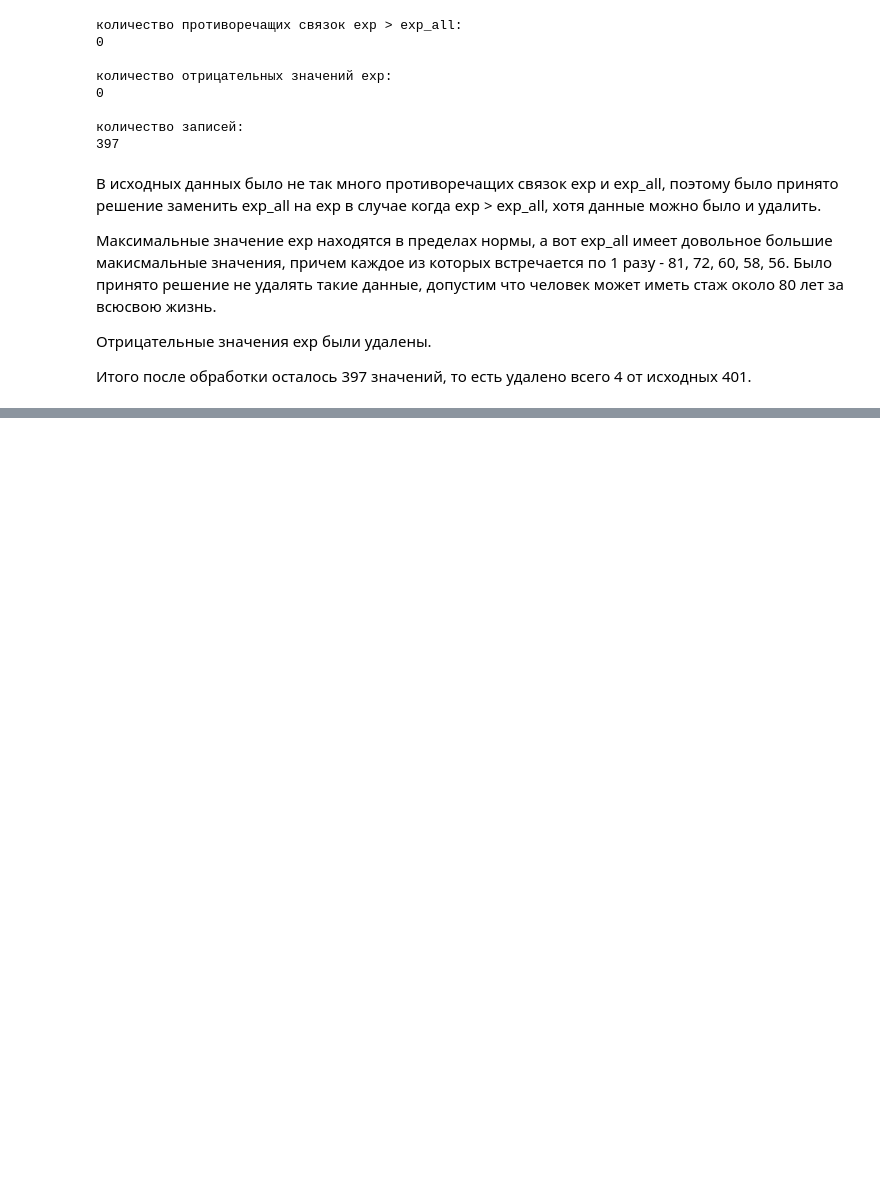
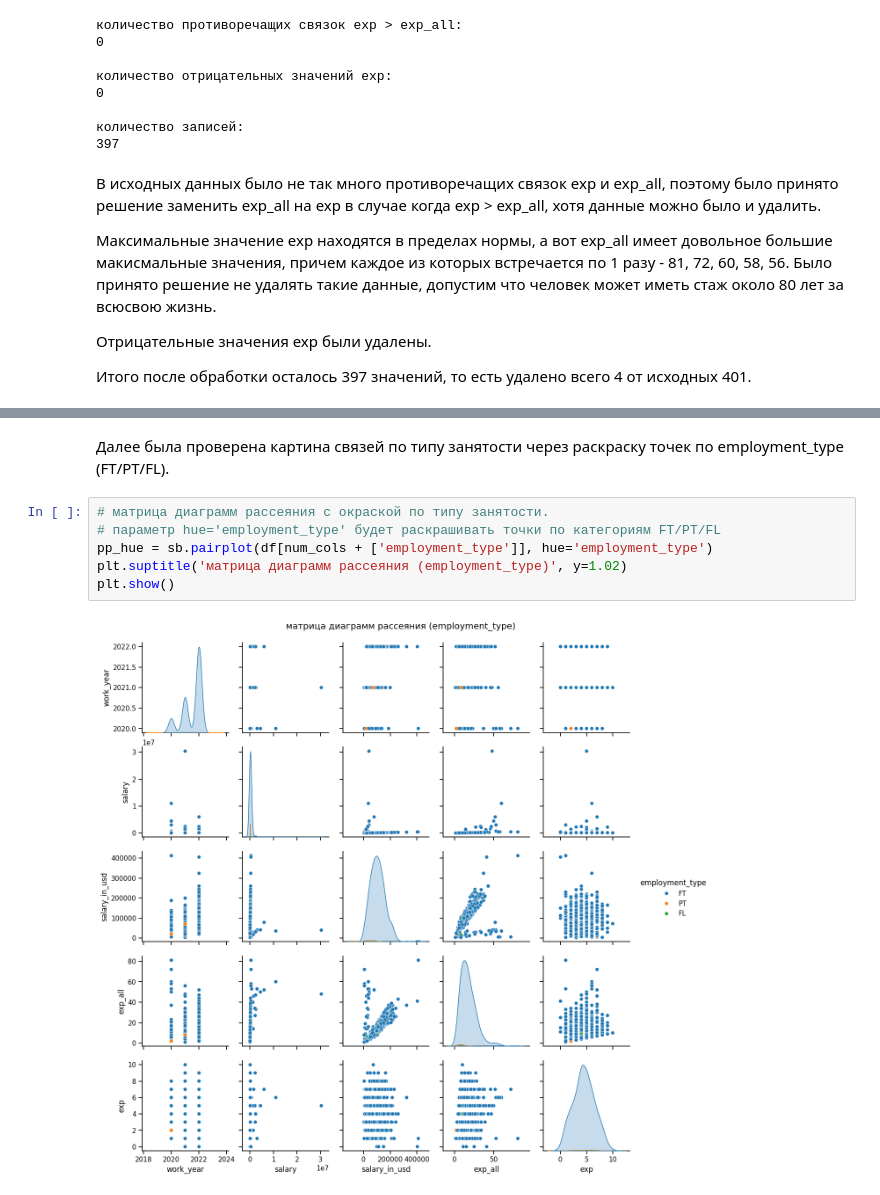
Before and after one commit to cocahonka/suai-data-science-labs, a Jupyter notebook: lab2/ЛР2_Мясников_7.ipynb, the cells around one changed output, grey strips where cells are left out. Cells and saved outputs as stored; diff of their text form; blank space fills up the shorter version.

```diff
--- a/lab2/ЛР2_Мясников_7.ipynb
+++ b/lab2/ЛР2_Мясников_7.ipynb
@@ -347,0 +376,10 @@ print(df.shape[0])
+# %% [markdown]
+Далее была проверена картина связей по типу занятости через раскраску точек по employment_type (FT/PT/FL).
+# %%
+# матрица диаграмм рассеяния с окраской по типу занятости.
+# параметр hue='employment_type' будет раскрашивать точки по категориям FT/PT/FL
+pp_hue = sb.pairplot(df[num_cols + ['employment_type']], hue='employment_type')
+plt.suptitle('матрица диаграмм рассеяния (employment_type)', y=1.02)
+plt.show()
+# %% [output]
+[figure, added]
```
Also changed, not shown: parts of 53 cells of this notebook.
